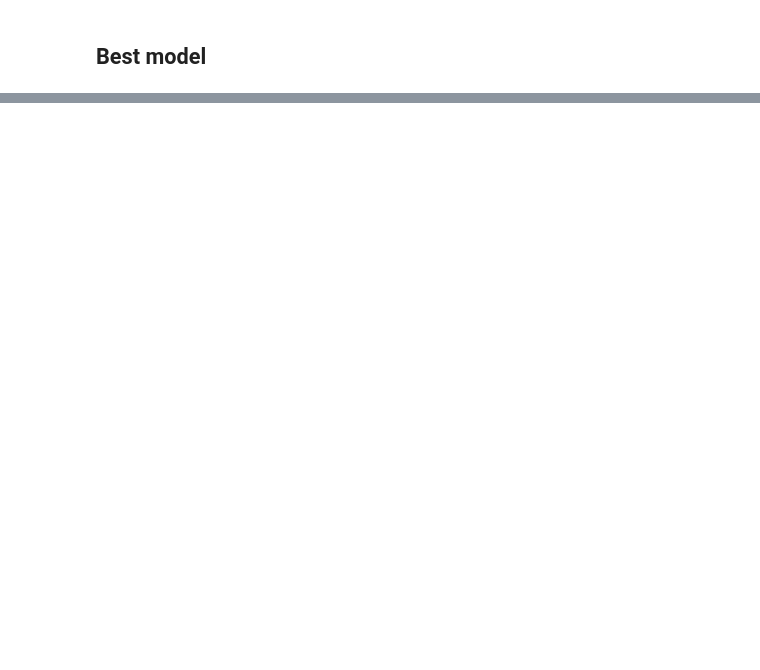
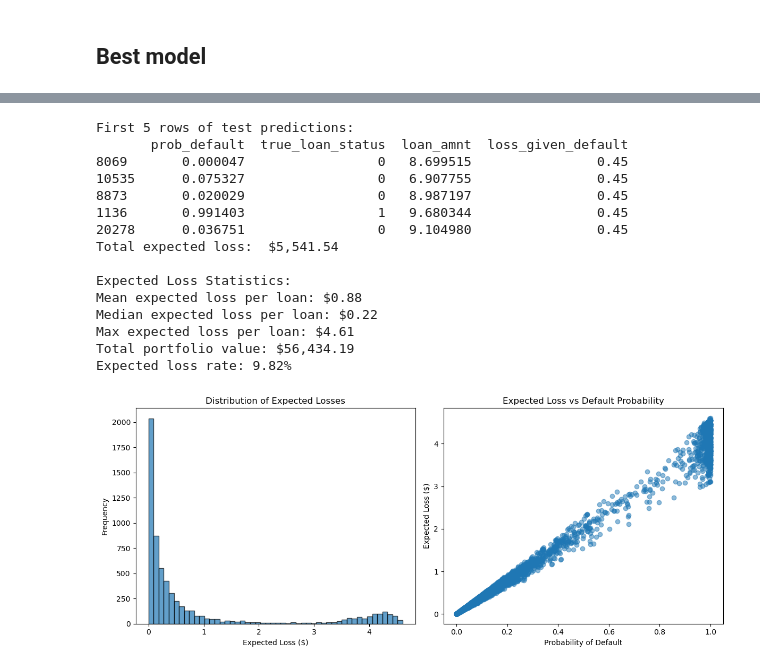
Before and after one commit to Notplays/Credit-Risk, a Jupyter notebook: notebook.ipynb, the cells around one changed output, grey strips where cells are left out. Cells and saved outputs as stored; diff of their text form; code cells hidden in the pictures; blank space fills up the shorter version.

```diff
--- a/notebook.ipynb
+++ b/notebook.ipynb
@@ -943,0 +1232,72 @@ when model pd is 0.45  more than loans are actually defaults; costly false negat
+# %%
+# Calculate total expected loss with Loss Given Default (LGD)
+
+# Get predictions from the fitted LightGBM model
+pred_probs_lgb = lgb_model.predict_proba(X_test)[:, 1]
+
+# Create a dataframe with predictions, true labels, and loan amounts
+test_pred_df = pd.DataFrame({
+    'prob_default': pred_probs_lgb,
+    'true_loan_status': y_test,
+    'loan_amnt': X_test['loan_amnt'].values
+})
+
+# Add Loss Given Default (LGD) - typically ranges from 40-60% for unsecured loans
+# For this example, we'll use 45% (0.45) as a typical LGD for consumer loans
+test_pred_df['loss_given_default'] = 0.45
+
+# Print the first five rows of the data frame
+print("First 5 rows of test predictions:")
+print(test_pred_df.head())
+
+# Calculate the bank's expected loss and assign it to a new column
+test_pred_df['expected_loss'] = test_pred_df['prob_default'] * test_pred_df['loan_amnt'] * test_pred_df['loss_given_default']
+
+# Calculate the total expected loss to two decimal places
+tot_exp_loss = round(np.sum(test_pred_df['expected_loss']), 2)
+
+# Print the total expected loss
+print('Total expected loss: ', '${:,.2f}'.format(tot_exp_loss))
+
+# Additional statistics
+print(f"\nExpected Loss Statistics:")
+print(f"Mean expected loss per loan: ${test_pred_df['expected_loss'].mean():.2f}")
+print(f"Median expected loss per loan: ${test_pred_df['expected_loss'].median():.2f}")
+print(f"Max expected loss per loan: ${test_pred_df['expected_loss'].max():.2f}")
+print(f"Total portfolio value: ${test_pred_df['loan_amnt'].sum():,.2f}")
+print(f"Expected loss rate: {(tot_exp_loss / test_pred_df['loan_amnt'].sum()) * 100:.2f}%")
+
+# Show distribution of expected losses
+plt.figure(figsize=(12, 5))
+
+plt.subplot(1, 2, 1)
+plt.hist(test_pred_df['expected_loss'], bins=50, alpha=0.7, edgecolor='black')
+plt.xlabel('Expected Loss ($)')
+plt.ylabel('Frequency')
+plt.title('Distribution of Expected Losses')
+
+plt.subplot(1, 2, 2)
+plt.scatter(test_pred_df['prob_default'], test_pred_df['expected_loss'], alpha=0.5)
+plt.xlabel('Probability of Default')
+plt.ylabel('Expected Loss ($)')
+plt.title('Expected Loss vs Default Probability')
+
+plt.tight_layout()
+plt.show()
+# %% [output]
+First 5 rows of test predictions:
+       prob_default  true_loan_status  loan_amnt  loss_given_default
+8069       0.000047                 0   8.699515                0.45
+10535      0.075327                 0   6.907755                0.45
+8873       0.020029                 0   8.987197                0.45
+1136       0.991403                 1   9.680344                0.45
+20278      0.036751                 0   9.104980                0.45
+Total expected loss:  $5,541.54
+
+Expected Loss Statistics:
+Mean expected loss per loan: $0.88
+Median expected loss per loan: $0.22
+Max expected loss per loan: $4.61
+Total portfolio value: $56,434.19
+Expected loss rate: 9.82%
+[figure, added]
```
Also changed, not shown: parts of 30 cells of this notebook, 2 other files.
